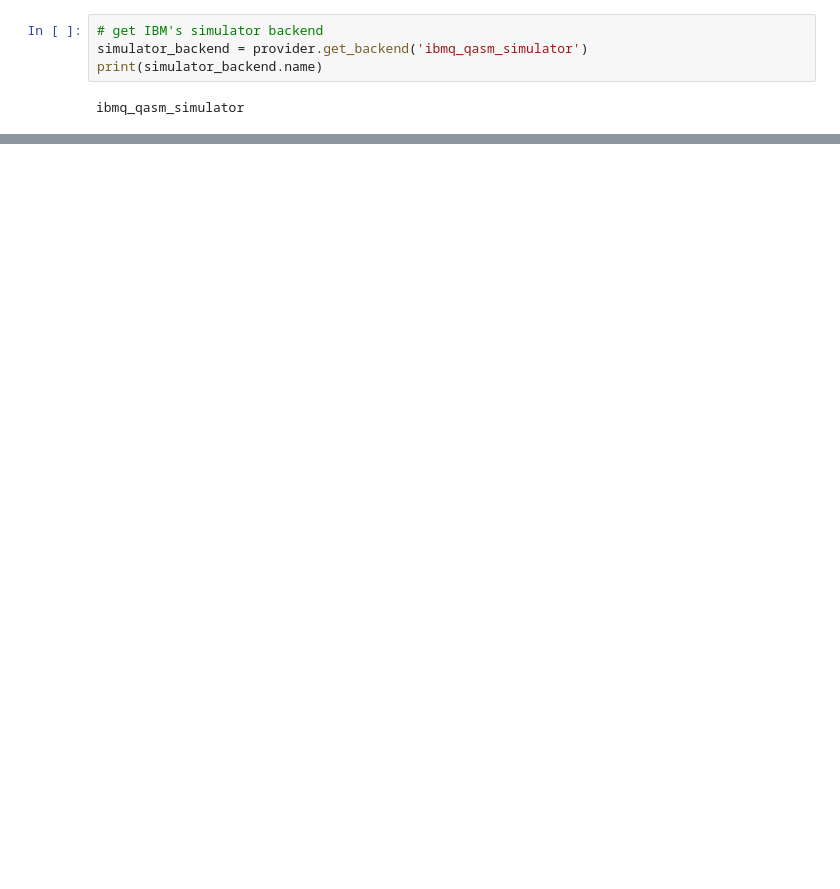
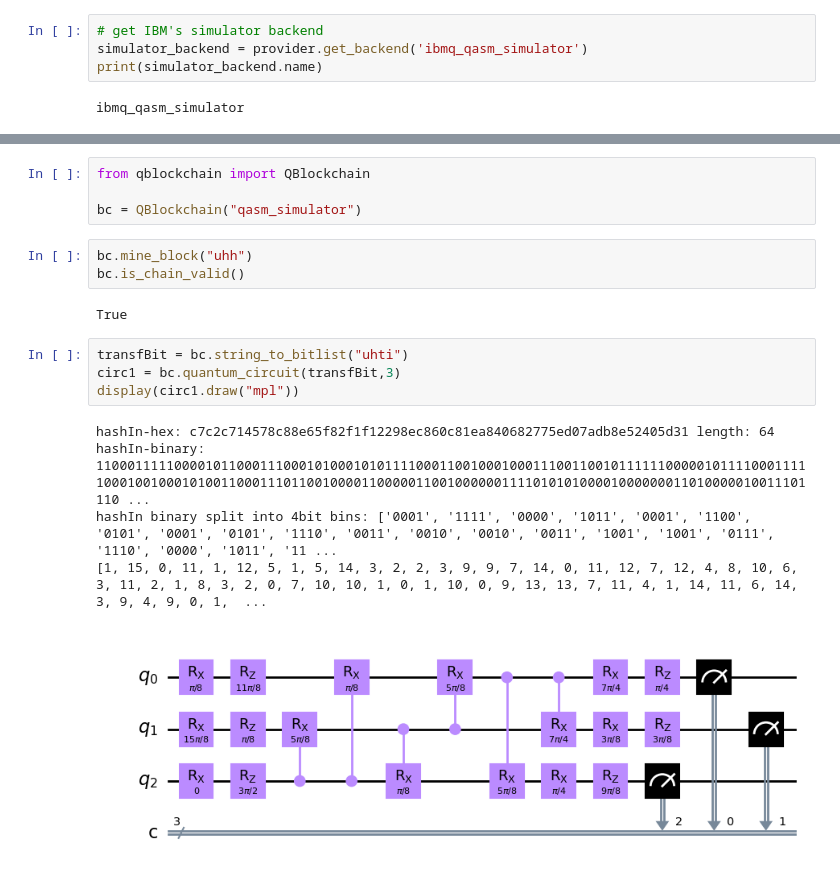
Before and after one commit to asiaat/python_qblockchain, a Jupyter notebook: probe.ipynb, the cells around one changed output, grey strips where cells are left out. Saved outputs shown, nothing was run; the diff lists cells and outputs as text; blank space fills up the shorter version.

```diff
--- a/probe.ipynb
+++ b/probe.ipynb
@@ -18,0 +163,19 @@ ibmq_qasm_simulator
+# %%
+from qblockchain import QBlockchain
+
+bc = QBlockchain("qasm_simulator")
+# %%
+bc.mine_block("uhh")
+bc.is_chain_valid()
+# %% [output]
+True
+# %%
+transfBit = bc.string_to_bitlist("uhti")
+circ1 = bc.quantum_circuit(transfBit,3)
+display(circ1.draw("mpl"))
+# %% [output]
+hashIn-hex: c7c2c714578c88e65f82f1f12298ec860c81ea840682775ed07adb8e52405d31 length: 64
+hashIn-binary: 11000111110000101100011100010100010101111000110010001000111001100101111110000010111100011111000100100010100110001110110010000110000011001000000111101010100001000000011010000010011101110 ...
+hashIn binary split into 4bit bins: ['0001', '1111', '0000', '1011', '0001', '1100', '0101', '0001', '0101', '1110', '0011', '0010', '0010', '0011', '1001', '1001', '0111', '1110', '0000', '1011', '11 ...
+[1, 15, 0, 11, 1, 12, 5, 1, 5, 14, 3, 2, 2, 3, 9, 9, 7, 14, 0, 11, 12, 7, 12, 4, 8, 10, 6, 3, 11, 2, 1, 8, 3, 2, 0, 7, 10, 10, 1, 0, 1, 10, 0, 9, 13, 13, 7, 11, 4, 1, 14, 11, 6, 14, 3, 9, 4, 9, 0, 1,  ...
+[figure, added]
```
Also changed, not shown: parts of 15 cells of this notebook, 3 other files.
